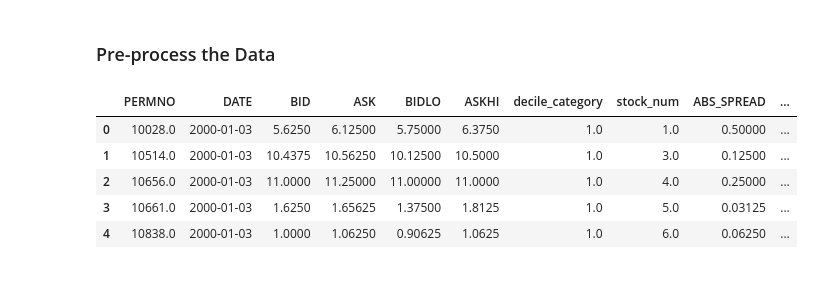
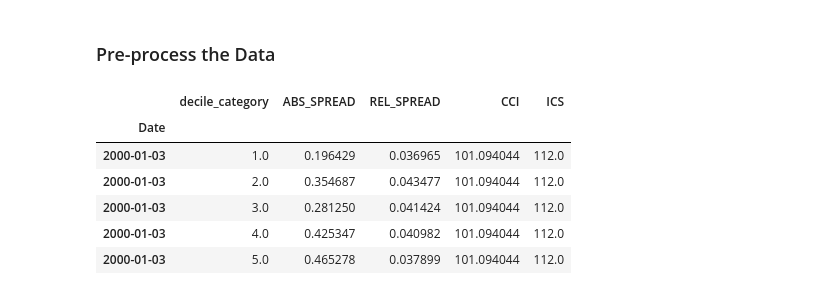
Before and after one commit to judymao/thesis, a Jupyter notebook: process_data.ipynb, the cells around one changed output. Drawn from its saved outputs; the diff is of its cells as text; code cells hidden in the pictures.

```diff
--- a/process_data.ipynb
+++ b/process_data.ipynb
@@ -156,13 +163,21 @@ bid_ask_df['ABS_SPREAD'] = bid_ask_df.ASK - bid_ask_df.BID
 bid_ask_df['REL_SPREAD'] = (bid_ask_df.ASK - bid_ask_df.BID)*2/(bid_ask_df.ASK + bid_ask_df.BID)
 
 # Get the equal-weighted averages of firm-specific daily closing quoted spreads
-bid_ask_daily = bid_ask_df.groupby(['DATE', 'decile_category'])
+bid_ask_daily = bid_ask_df.groupby(['DATE', 'decile_category']).mean().reset_index()
+bid_ask_daily = bid_ask_daily.drop(['PERMNO', 'stock_num', 'BID', 'ASK', 'BIDLO', 'ASKHI'], axis='columns')
+bid_ask_daily = bid_ask_daily.rename({'DATE': 'Date'}, axis='columns')
+# %%
+# Combine datasets into one dataframe
+all_data = bid_ask_daily.merge(CCI_daily, on='Date', how='left')
+all_data = all_data.merge(ICS_daily, on='Date', how='left')
+all_data = all_data.set_index('Date')
 # %%
-bid_ask_df.head()
+all_data.head()
 # %% [output]
-|  | PERMNO | DATE | BID | ASK | BIDLO | ASKHI | decile_category | stock_num | ABS_SPREAD | ... |
-| 0 | 10028.0 | 2000-01-03 | 5.6250 | 6.12500 | 5.75000 | 6.3750 | 1.0 | 1.0 | 0.50000 | ... |
-| 1 | 10514.0 | 2000-01-03 | 10.4375 | 10.56250 | 10.12500 | 10.5000 | 1.0 | 3.0 | 0.12500 | ... |
-| 2 | 10656.0 | 2000-01-03 | 11.0000 | 11.25000 | 11.00000 | 11.0000 | 1.0 | 4.0 | 0.25000 | ... |
-| 3 | 10661.0 | 2000-01-03 | 1.6250 | 1.65625 | 1.37500 | 1.8125 | 1.0 | 5.0 | 0.03125 | ... |
-| 4 | 10838.0 | 2000-01-03 | 1.0000 | 1.06250 | 0.90625 | 1.0625 | 1.0 | 6.0 | 0.06250 | ... |
+|  | decile_category | ABS_SPREAD | REL_SPREAD | CCI | ICS |
+| Date |  |  |  |  |  |
+| 2000-01-03 | 1.0 | 0.196429 | 0.036965 | 101.094044 | 112.0 |
+| 2000-01-03 | 2.0 | 0.354687 | 0.043477 | 101.094044 | 112.0 |
+| 2000-01-03 | 3.0 | 0.281250 | 0.041424 | 101.094044 | 112.0 |
+| 2000-01-03 | 4.0 | 0.425347 | 0.040982 | 101.094044 | 112.0 |
+| 2000-01-03 | 5.0 | 0.465278 | 0.037899 | 101.094044 | 112.0 |
```
Also changed, not shown: parts of 7 cells of this notebook.
